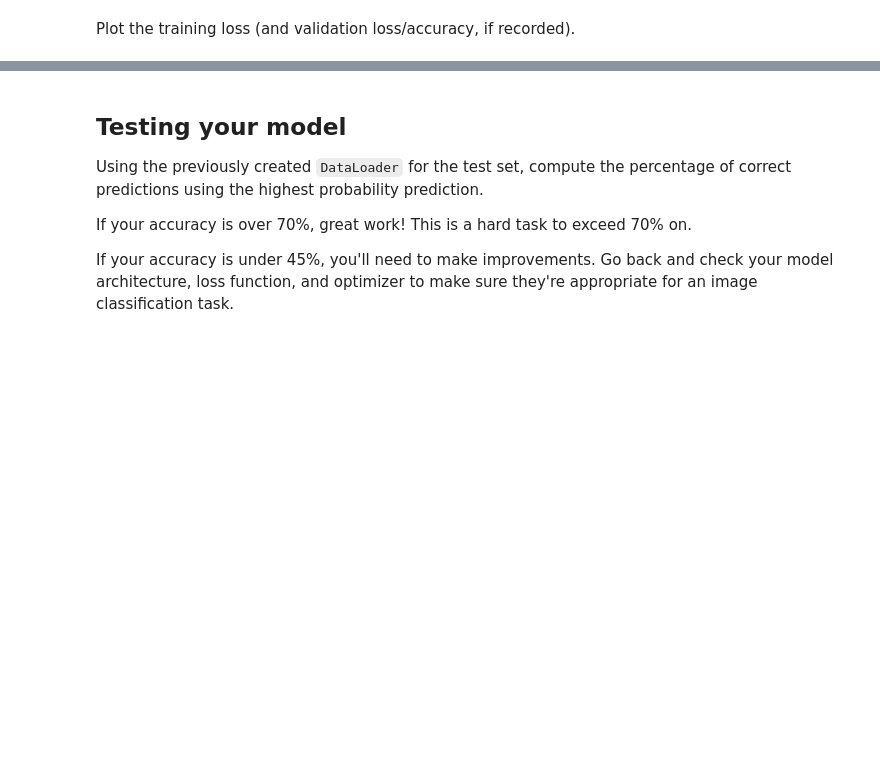
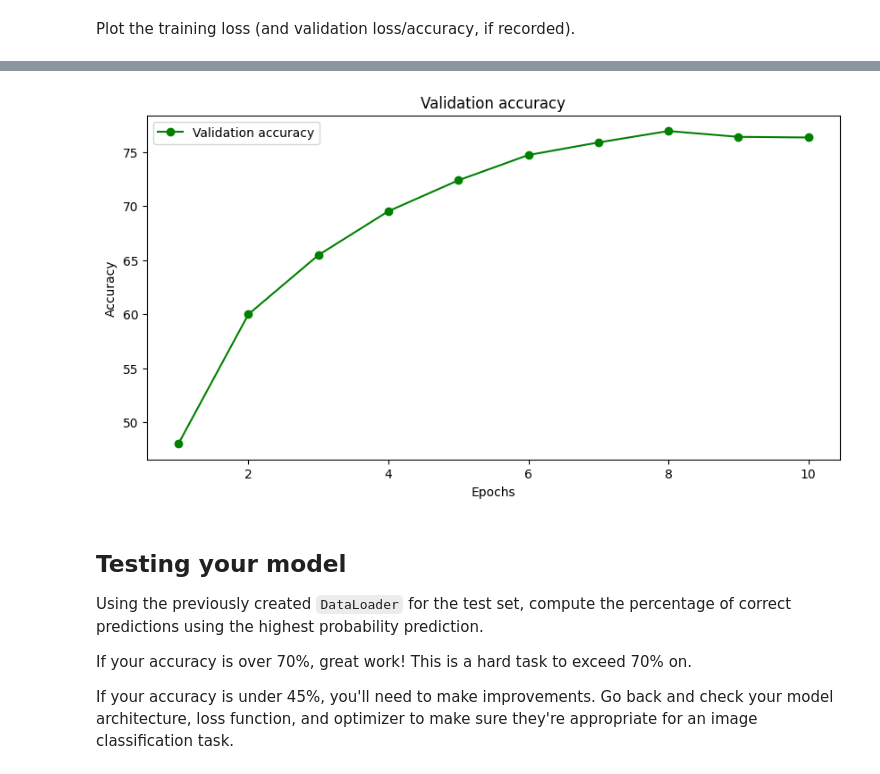
Before and after one commit to gauravagnihotri/img_classifier, a Jupyter notebook: CIFAR-10_Image_Classifier-STARTER_3.ipynb, the cells around one changed output, grey strips where cells are left out. Cells and saved outputs as stored; diff of their text form; code cells hidden in the pictures; blank space fills up the shorter version.

```diff
--- a/CIFAR-10_Image_Classifier-STARTER_3.ipynb
+++ b/CIFAR-10_Image_Classifier-STARTER_3.ipynb
@@ -292,3 +283,14 @@ fig.show()
+# %%
+# plot the validation accuracy as a function of the epochs
+plt.figure(figsize=(10, 5))
+plt.plot(range(1, num_epochs+1), accuracy_values, '-go', label='Validation accuracy')
+plt.title('Validation accuracy')
+plt.xlabel('Epochs')
+plt.ylabel('Accuracy')
+plt.legend()
+plt.show()
+# %% [output]
+[figure, added]
 # %% [markdown]
 ## Testing your model
 Using the previously created `DataLoader` for the test set, compute the percentage of correct predictions using the highest probability prediction.
```
Also changed, not shown: parts of 8 cells of this notebook, 1 other file.
